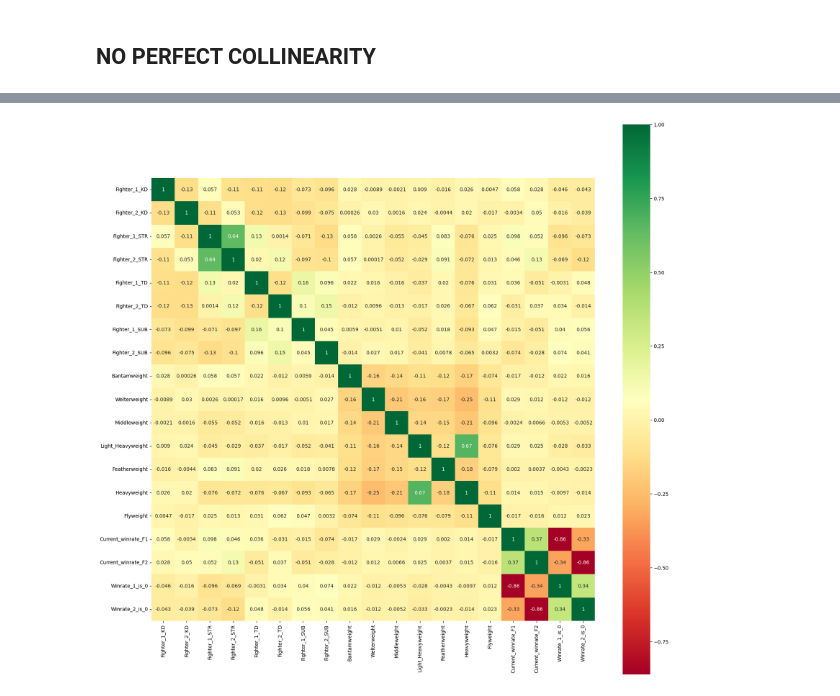
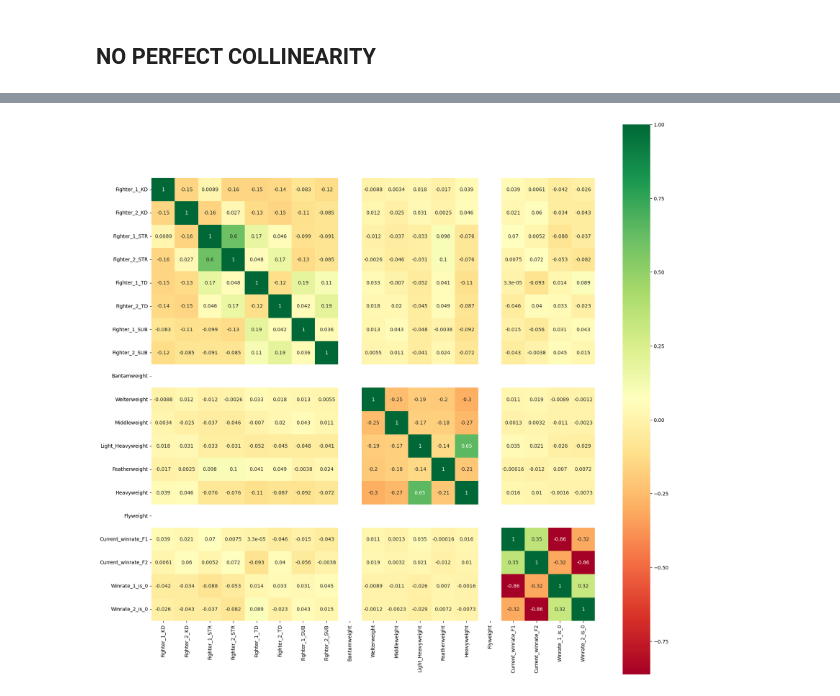
Before and after one commit to Vitaliypn/UFC_Econometrics_Research, a Jupyter notebook: project.ipynb, the cells around one changed output, grey strips where cells are left out. Saved outputs shown, nothing was run; the diff lists cells and outputs as text; code cells hidden in the pictures.

```diff
--- a/project.ipynb
+++ b/project.ipynb
@@ -198,0 +204,6 @@ array(['Lightweight', 'Bantamweight', 'Welterweight', 'Middleweight',
+# %%
+three, five = df_breaker_by_rounds(df_fil)
+
+df_fil = three.copy()
+
+df_fil
@@ -840,2 +942,7 @@ plt.show()
 # %% [markdown]
 ## NO PERFECT COLLINEARITY
+# %%
+winrates_df_model = winrates_df.drop(['Fighter_1', 'Fighter_2', 'Winner', 'Method', 'Lightweight'], axis=1).copy()
+
+plt.figure(figsize=(20,20))
+p=sns.heatmap(winrates_df_model.corr(), annot=True,cmap='RdYlGn',square=True)
@@ -841,0 +957,5 @@ plt.show()
+# %%
+a = winrates_df_model[(np.abs(stats.zscore(winrates_df_model)) < 3).all(axis=1)]
+
+plt.figure(figsize=(16,9))
+sns.boxplot(a[['Fighter_1_STR', 'Fighter_2_STR']])
@@ -842,5 +995,5 @@ plt.show()
 # %%
 plt.figure(figsize=(20,20))
-p=sns.heatmap(winrates_df_model.corr(), annot=True,cmap='RdYlGn',square=True)
+p=sns.heatmap(a.drop(['Seconds'], axis=1).corr(), annot=True,cmap='RdYlGn',square=True)
 # %% [output]
-[figure, old version]
+[figure, new version]
```
Also changed, not shown: parts of 50 cells of this notebook, 1 other file.
